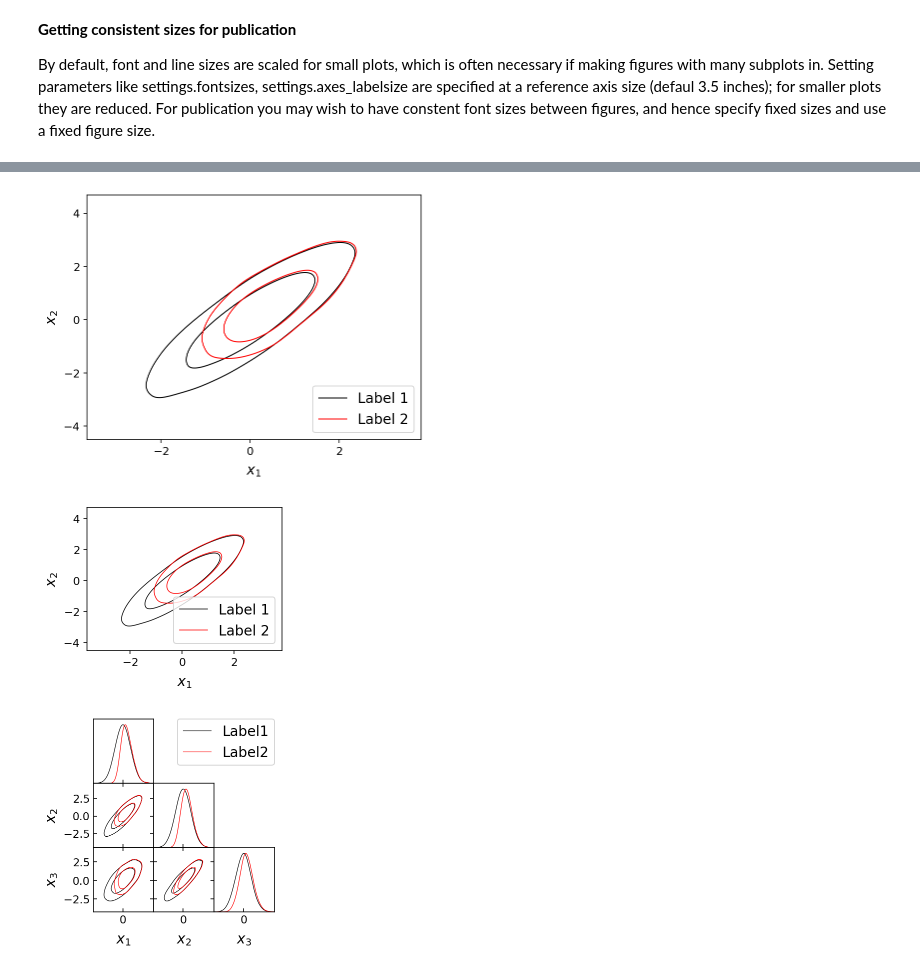
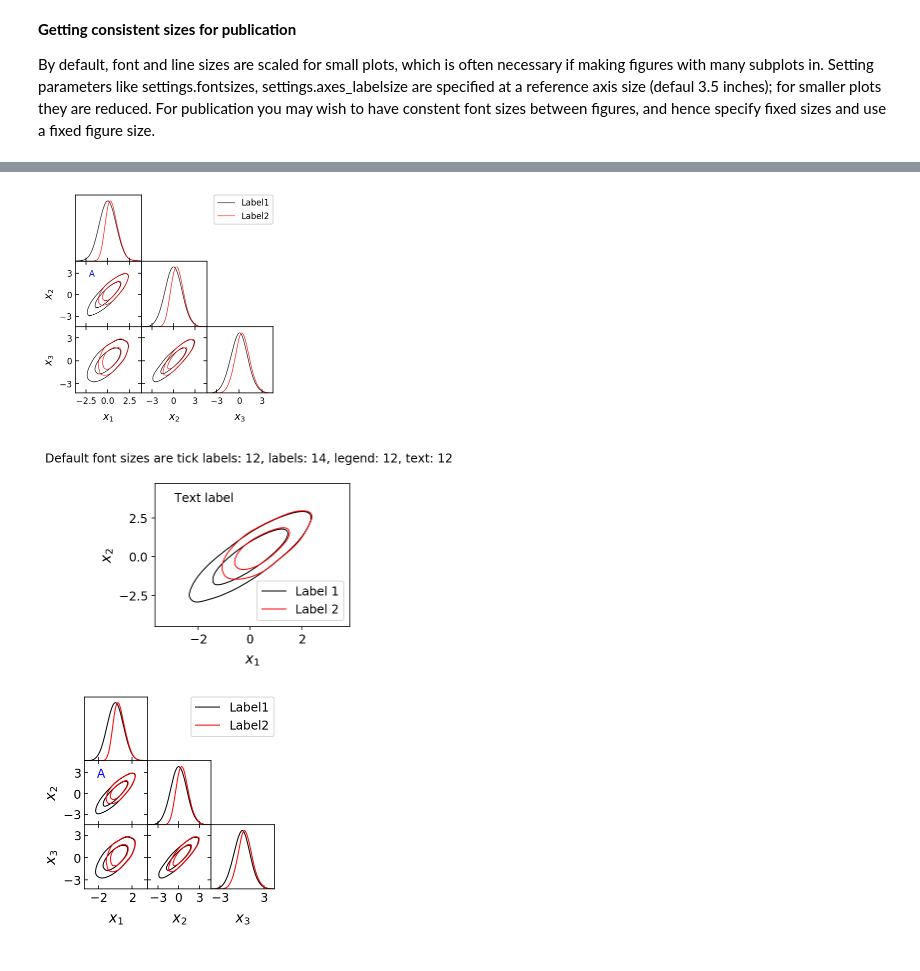
Before and after one commit to xgarrido/getdist, a Jupyter notebook: docs/plot_gallery.ipynb, the cells around one changed output, grey strips where cells are left out. Drawn from its saved outputs; the diff is of its cells as text; code cells hidden in the pictures.

```diff
--- a/docs/plot_gallery.ipynb
+++ b/docs/plot_gallery.ipynb
@@ -436,20 +443,27 @@ g.triangle_plot([samples, cut_samples],['x1','x2','x3'], legend_labels=['Label1,
+# %%
+# The scaling_factor determines how quickly fonts shrink (default 2).
+# Using scaling_factor=1 will give somewhat larger font sizes after scaling
+g = plots.get_subplot_plotter(width_inch=3.5)
+g.settings.scaling_factor = 1.5
+g.triangle_plot([samples, cut_samples],['x1','x2','x3'], legend_labels=['Label1', 'Label2'])
+g.add_text('A',0.2, 0.8, ax=g.subplots[1,0], color='blue')
+# %% [output]
+[figure, added]
 # %%
-# Scaling is disabled by setting settings.scaling.
-# Here font sizes are all consistent:
-g = plots.getSinglePlotter(width_inch=6)
-g.settings.scaling=False
+# Scaling is entirely disabled by setting settings.scaling=False or
+# getting the plotter instance using scaling=False.
+# Here font sizes and line widths are all consistent:
+
+g = plots.get_single_plotter(width_inch=3.5, scaling=False)
 g.plot_2d([samples, cut_samples],['x1','x2'])
+g.add_text('Text label',0.1,0.9)
 g.add_legend(['Label 1', 'Label 2'], legend_loc='lower right')
+plt.suptitle('Default font sizes are tick labels: %.2g, labels: %.2g, legend: %.2g, text: %.2g'%
+      (g.settings.axes_fontsize,g.settings.axes_labelsize,
+       g.settings.legend_fontsize, g.settings.fontsize), va='bottom');
 
-g = plots.getSinglePlotter(width_inch=3.5)
-g.settings.scaling_max_axis_size = 0
-g.plot_2d([samples, cut_samples],['x1','x2'])
-g.add_legend(['Label 1', 'Label 2'], legend_loc='lower right')
-
-g = plots.getSubplotPlotter(width_inch=3.5)
-g.settings.scaling_max_axis_size = 0
 g.triangle_plot([samples, cut_samples],['x1','x2','x3'], legend_labels=['Label1', 'Label2'])
+g.add_text('A',0.2, 0.8, ax=g.subplots[1,0], color='blue')
 # %% [output]
-[figure, old version]
+[figure, new version]
-[figure, old version]
+[figure, new version]
-[figure, removed]
```
Also changed, not shown: parts of 66 cells of this notebook, 14 other files.
